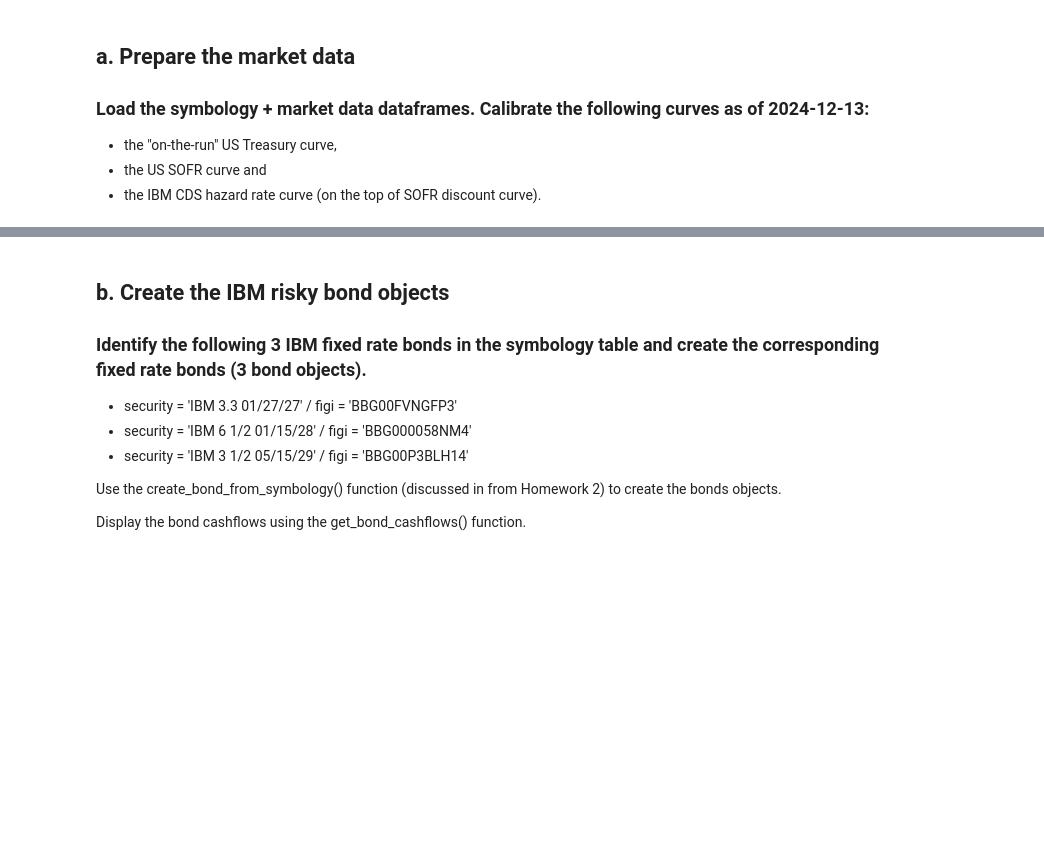
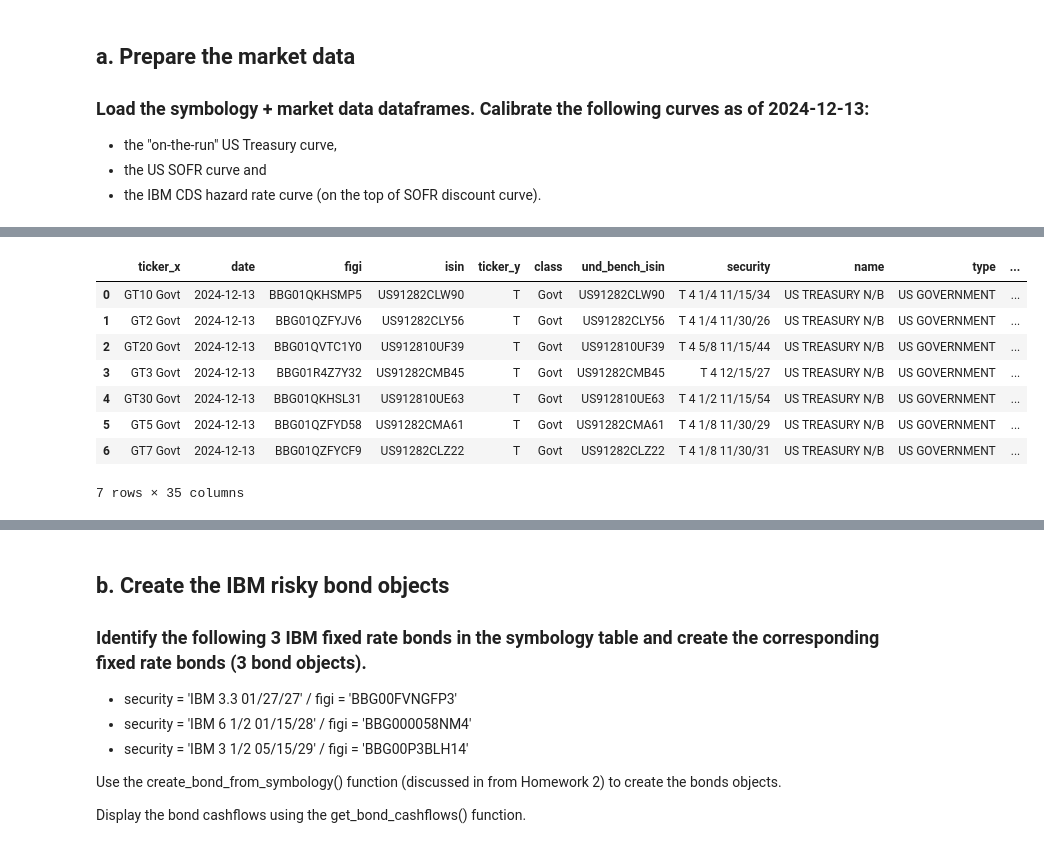
Before and after one commit to Anand-Nakhate/credit-markets, a Jupyter notebook: Homework_5/Aparna_Credit.ipynb, the cells around one changed output, grey strips where cells are left out. Drawn from its saved outputs; the diff is of its cells as text; code cells hidden in the pictures; blank space fills up the shorter version.

```diff
--- a/Homework_5/Aparna_Credit.ipynb
+++ b/Homework_5/Aparna_Credit.ipynb
@@ -330,10 +340,21 @@ bond_market_prices_eod['midYield'] = (bond_market_prices_eod['bidYield'] + bond_
 # %%
 df_on_the_run_symbology_final =  pd.merge(govt_on_the_run, bond_symbology.copy(), on=['figi', 'isin'], how='left')
 df_on_run_joint = pd.merge(df_on_the_run_symbology_final, bond_market_prices_eod, on=['date','figi', 'isin', 'class'], how='inner')
 df_on_run_joint.head()
 
 df_on_run_joint['term'] = (df_on_run_joint['maturity'] - df_on_run_joint['start_date']).dt.days / 365.25
 df_on_run_joint['TTM'] = (df_on_run_joint['maturity'] - today).dt.days / 365.25
+df_on_run_joint
+# %% [output]
+|  | ticker_x | date | figi | isin | ticker_y | class | und_bench_isin | security | name | type | ... |
+| 0 | GT10 Govt | 2024-12-13 | BBG01QKHSMP5 | US91282CLW90 | T | Govt | US91282CLW90 | T 4 1/4 11/15/34 | US TREASURY N/B | US GOVERNMENT | ... |
+| 1 | GT2 Govt | 2024-12-13 | BBG01QZFYJV6 | US91282CLY56 | T | Govt | US91282CLY56 | T 4 1/4 11/30/26 | US TREASURY N/B | US GOVERNMENT | ... |
+| 2 | GT20 Govt | 2024-12-13 | BBG01QVTC1Y0 | US912810UF39 | T | Govt | US912810UF39 | T 4 5/8 11/15/44 | US TREASURY N/B | US GOVERNMENT | ... |
+| 3 | GT3 Govt | 2024-12-13 | BBG01R4Z7Y32 | US91282CMB45 | T | Govt | US91282CMB45 | T 4 12/15/27 | US TREASURY N/B | US GOVERNMENT | ... |
+| 4 | GT30 Govt | 2024-12-13 | BBG01QKHSL31 | US912810UE63 | T | Govt | US912810UE63 | T 4 1/2 11/15/54 | US TREASURY N/B | US GOVERNMENT | ... |
+| 5 | GT5 Govt | 2024-12-13 | BBG01QZFYD58 | US91282CMA61 | T | Govt | US91282CMA61 | T 4 1/8 11/30/29 | US TREASURY N/B | US GOVERNMENT | ... |
+| 6 | GT7 Govt | 2024-12-13 | BBG01QZFYCF9 | US91282CLZ22 | T | Govt | US91282CLZ22 | T 4 1/8 11/30/31 | US TREASURY N/B | US GOVERNMENT | ... |
+7 rows × 35 columns
 # %%
 # tsy_yield_curve calibration
 govt_combined_otr = df_on_run_joint.copy()    # TODO: Follow Homework 2 Problem 2 and populate the US Treasury On-The-Run symbology + market data frame !!!
```
Also changed, not shown: parts of 3 cells of this notebook.
